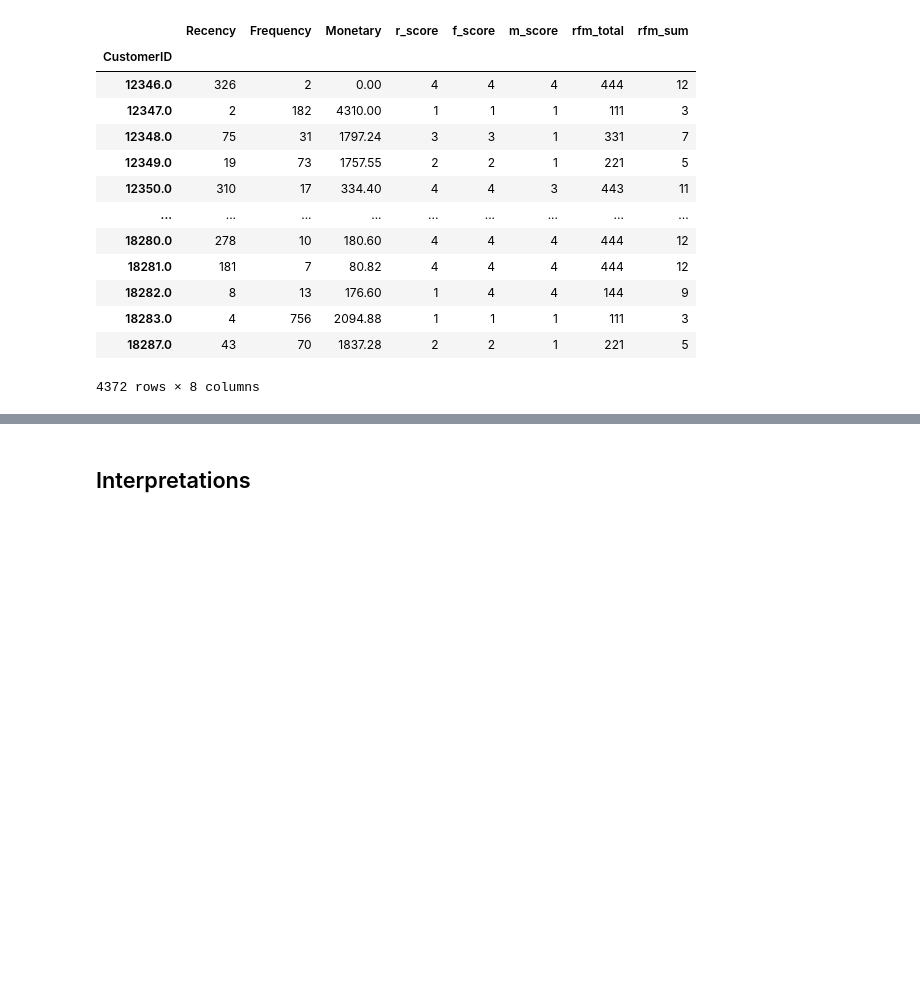
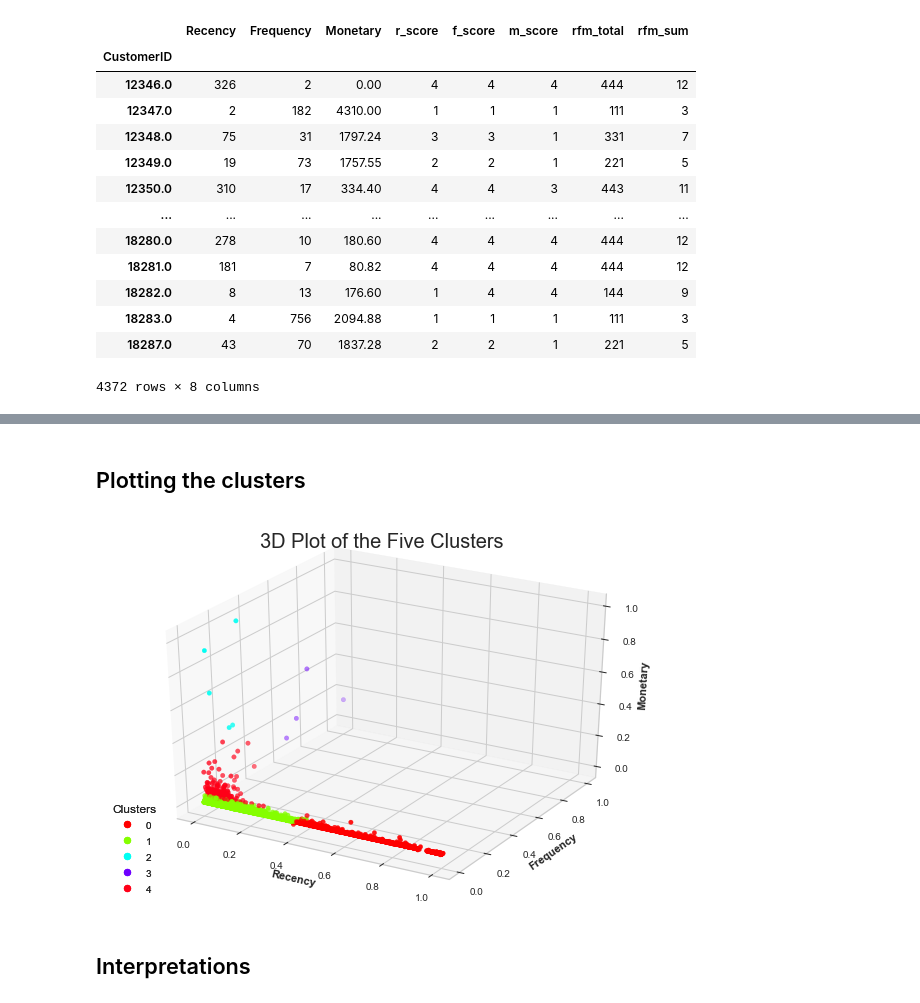
Before and after one commit to vincevertulfo/customer-segmentation, a Jupyter notebook: sample-usage.ipynb, the cells around one changed output, grey strips where cells are left out. Saved outputs shown, nothing was run; the diff lists cells and outputs as text; code cells hidden in the pictures; blank space fills up the shorter version.

Commit message:
added 3d scatter plot

```diff
--- a/sample-usage.ipynb
+++ b/sample-usage.ipynb
@@ -113,0 +118,4 @@ Using the elbow method, the optimal number of k: 5
+# %%
+cluster_df = rfm.cluster()
+# Disable showing of KElbow Plot
+plt.close()
@@ -125,4 +135,39 @@ rfm.cluster_summary()
 | 4 | 12.373444 | 501.896266 | 10857.531867 | 241 |
+# %% [markdown]
+## Plotting the clusters
+# %%
+scaler = MinMaxScaler()
+scaled_values = scaler.fit_transform(cluster_df.loc[:,['Recency', 'Frequency', 'Monetary']])
+# %%
+scaled_values_df = pd.DataFrame(scaled_values, index=cluster_df.index, columns=['Recency', 'Frequency','Monetary'])
+# %%
+scaled_values_df['clusters'] = cluster_df['clusters']
+# %%
+# Creating figure
+fig = plt.figure(figsize = (10, 7))
+ax = plt.axes(projection ="3d")
+
+x = scaled_values_df['Recency']
+y = scaled_values_df['Frequency']
+z = scaled_values_df['Monetary']
+
+# Creating plot
+sctt = ax.scatter3D(x, y, z,
+                    c = scaled_values_df['clusters'],
+                    cmap = plt.get_cmap('hsv', scaled_values_df['clusters'].nunique())
+                   )
+plt.title("3D Plot of the Five Clusters", fontsize=20)
+ax.set_xlabel('Recency', fontweight ='bold')
+ax.set_ylabel('Frequency', fontweight ='bold')
+ax.set_zlabel('Monetary', fontweight ='bold')
+legend1 = ax.legend(*sctt.legend_elements(),
+                    loc="lower left", title="Clusters")
+ax.add_artist(legend1)
+
+# show plot
+plt.show()
+# %% [output]
+[figure, added]
 # %% [markdown]
 ## Interpretations
 # %% [markdown]
```
Also changed, not shown: parts of 4 cells of this notebook.
